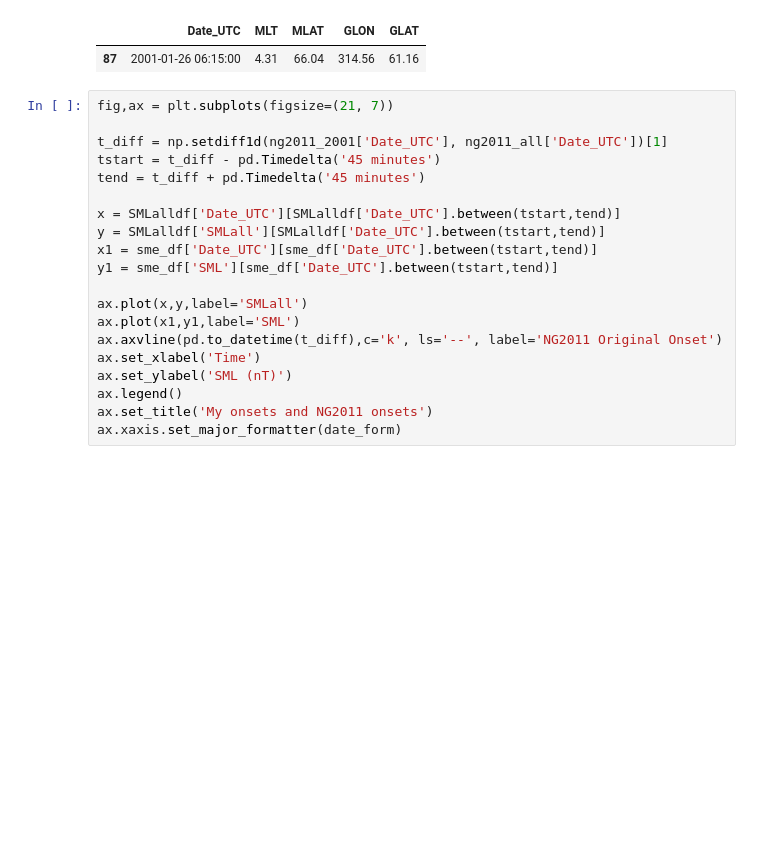
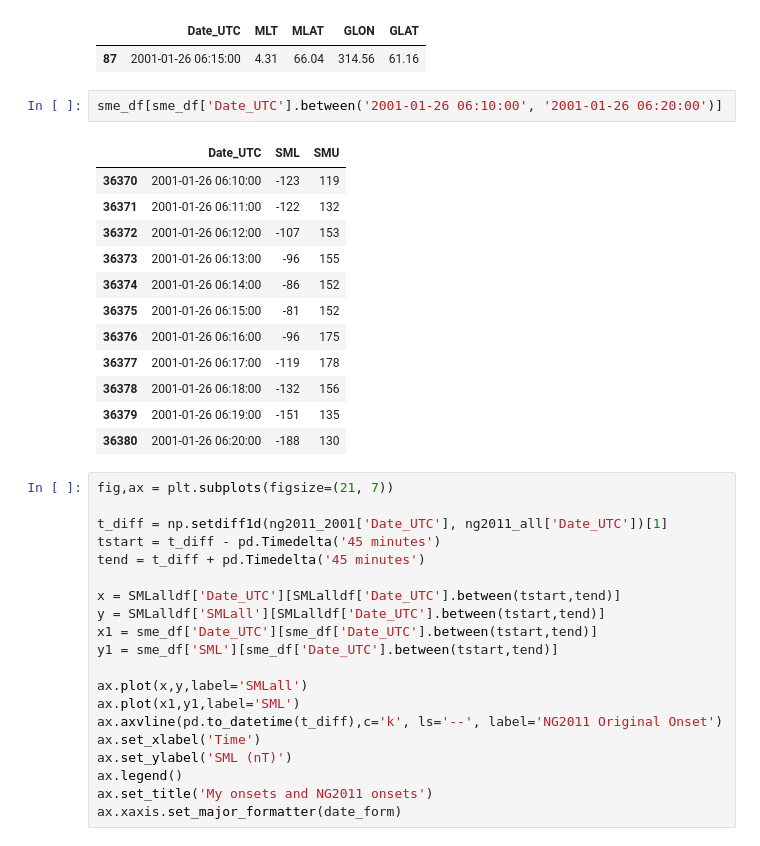
Before and after one commit to christianlao12/DP1_DP2_Project, a Jupyter notebook: SML_testing.ipynb, the cells around one changed output. Drawn from its saved outputs; the diff is of its cells as text; blank space fills up the shorter version.

```diff
--- a/SML_testing.ipynb
+++ b/SML_testing.ipynb
@@ -259,6 +259,21 @@ ng2011_2001[ng2011_2001['Date_UTC'].between(tstart,tend)]
 # %% [output]
 |  | Date_UTC | MLT | MLAT | GLON | GLAT |
 | 87 | 2001-01-26 06:15:00 | 4.31 | 66.04 | 314.56 | 61.16 |
+# %%
+sme_df[sme_df['Date_UTC'].between('2001-01-26 06:10:00', '2001-01-26 06:20:00')]
+# %% [output]
+|  | Date_UTC | SML | SMU |
+| 36370 | 2001-01-26 06:10:00 | -123 | 119 |
+| 36371 | 2001-01-26 06:11:00 | -122 | 132 |
+| 36372 | 2001-01-26 06:12:00 | -107 | 153 |
+| 36373 | 2001-01-26 06:13:00 | -96 | 155 |
+| 36374 | 2001-01-26 06:14:00 | -86 | 152 |
+| 36375 | 2001-01-26 06:15:00 | -81 | 152 |
+| 36376 | 2001-01-26 06:16:00 | -96 | 175 |
+| 36377 | 2001-01-26 06:17:00 | -119 | 178 |
+| 36378 | 2001-01-26 06:18:00 | -132 | 156 |
+| 36379 | 2001-01-26 06:19:00 | -151 | 135 |
+| 36380 | 2001-01-26 06:20:00 | -188 | 130 |
 # %%
 fig,ax = plt.subplots(figsize=(21, 7))
 
```
Also changed, not shown: parts of 1 cell of this notebook.
